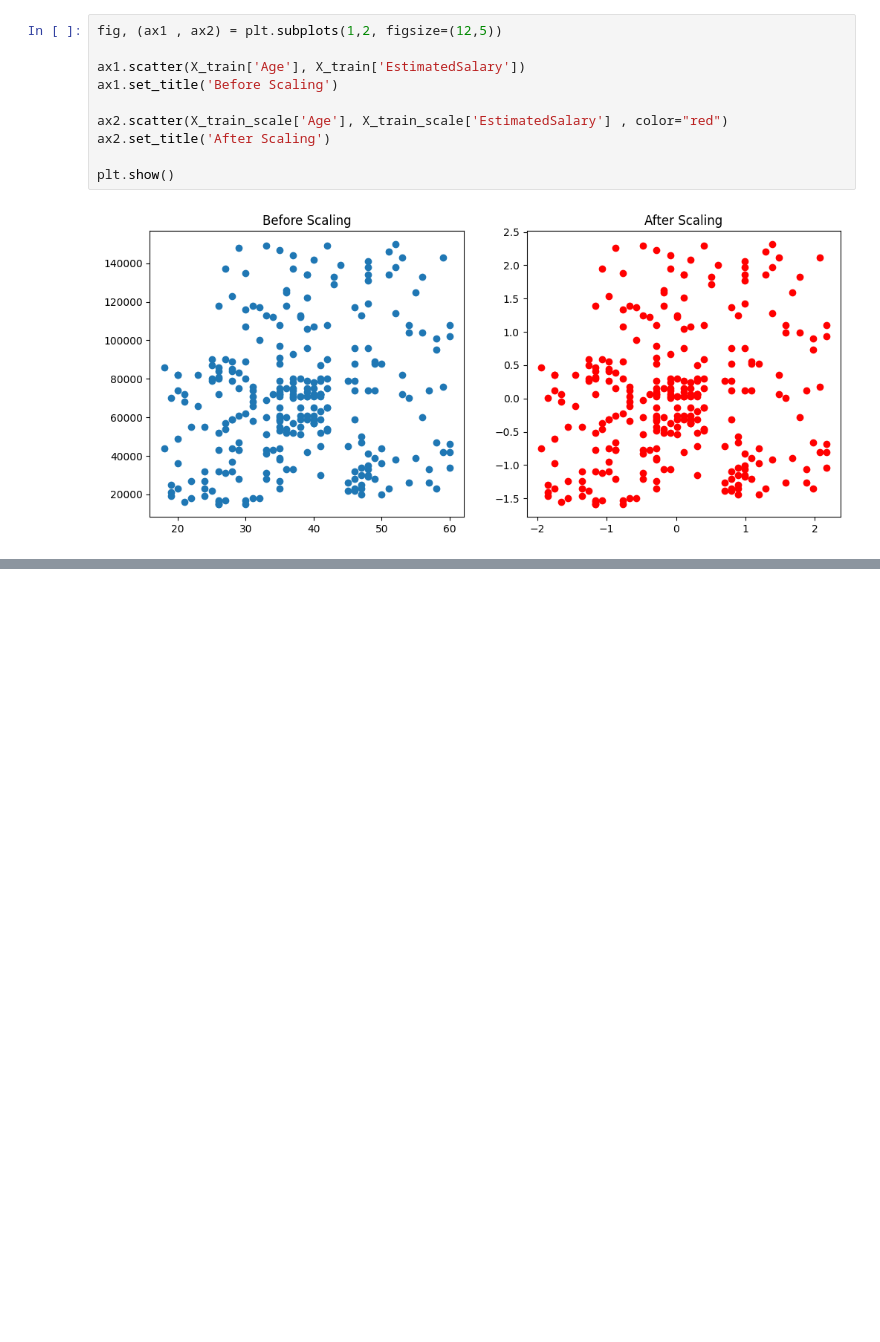
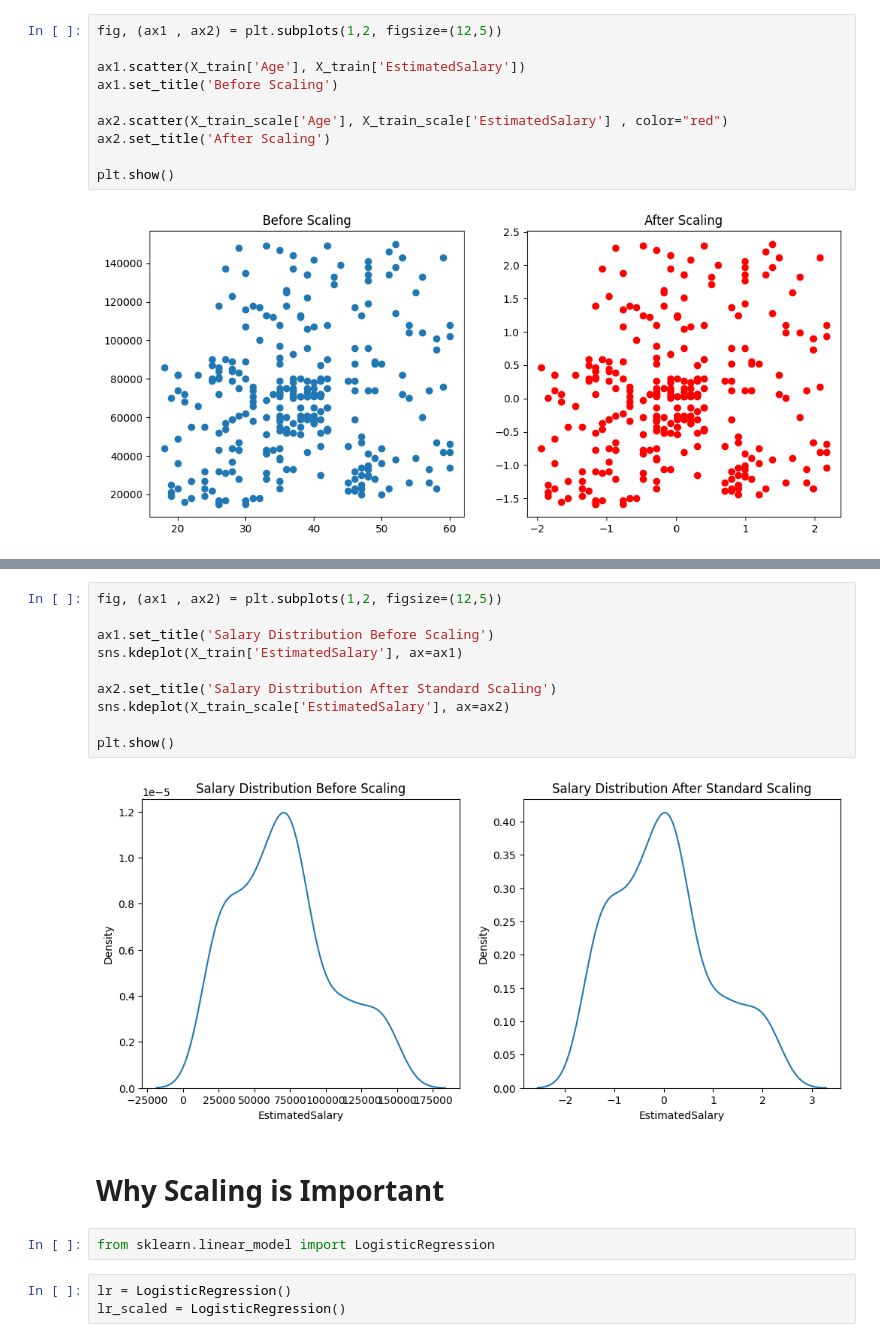
Before and after one commit to sharjeel-ahmed17/Machine_Learning, a Jupyter notebook: class_code/class_2/Standarziazation.ipynb, the cells around one changed output, grey strips where cells are left out. Saved outputs shown, nothing was run; the diff lists cells and outputs as text; blank space fills up the shorter version.

```diff
--- a/class_code/class_2/Standarziazation.ipynb
+++ b/class_code/class_2/Standarziazation.ipynb
@@ -190,0 +219,19 @@ plt.show()
+# %%
+fig, (ax1 , ax2) = plt.subplots(1,2, figsize=(12,5))
+
+ax1.set_title('Salary Distribution Before Scaling')
+sns.kdeplot(X_train['EstimatedSalary'], ax=ax1)
+
+ax2.set_title('Salary Distribution After Standard Scaling')
+sns.kdeplot(X_train_scale['EstimatedSalary'], ax=ax2)
+
+plt.show()
+# %% [output]
+[figure, added]
+# %% [markdown]
+# Why Scaling is Important
+# %%
+from sklearn.linear_model import LogisticRegression
+# %%
+lr = LogisticRegression()
+lr_scaled = LogisticRegression()
```
Also changed, not shown: parts of 24 cells of this notebook.
